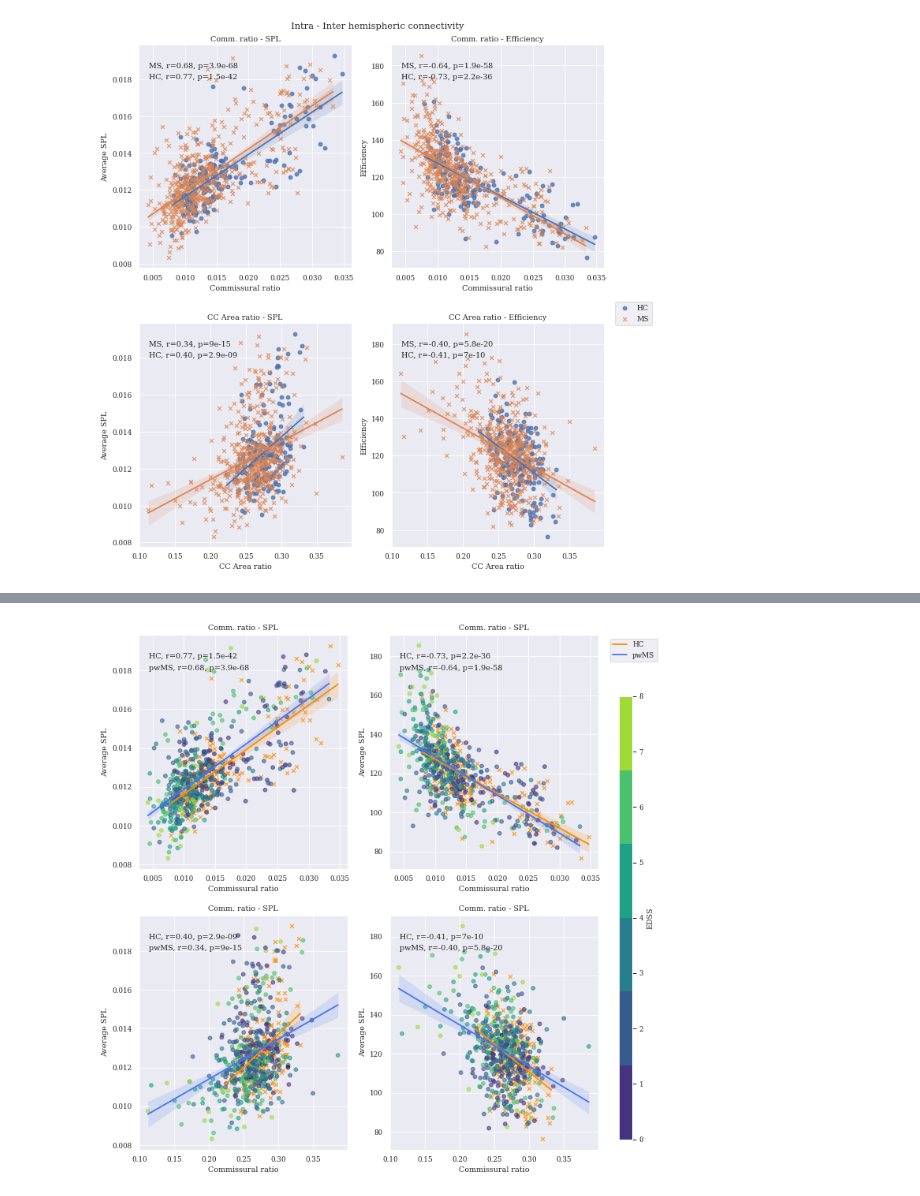
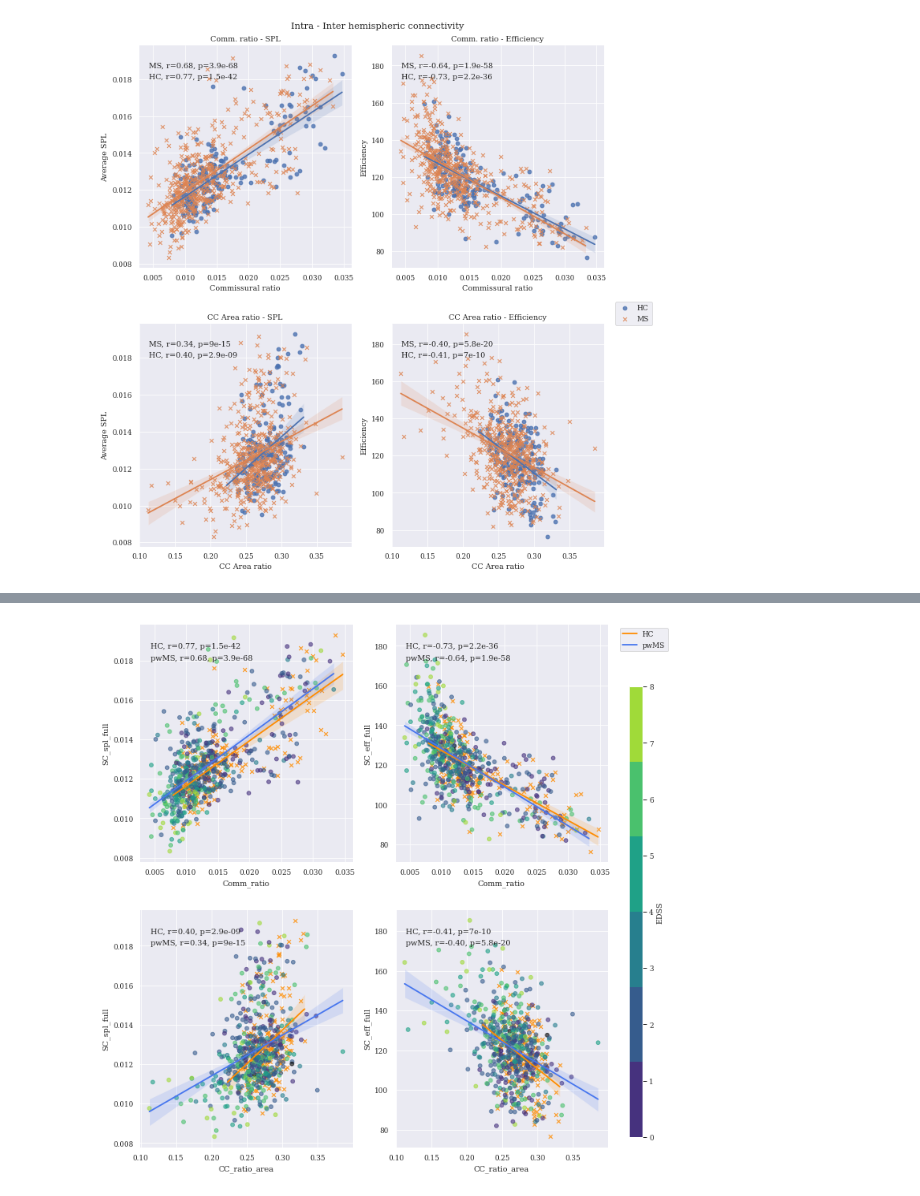
Before and after one commit to GerardMJuan/GraphNetworkMarkers, a Jupyter notebook: PAPER_FIGURES_TABLES/Fig1_intra_inter.ipynb, the cells around one changed output, grey strips where cells are left out. Drawn from its saved outputs; the diff is of its cells as text; code cells hidden in the pictures.

```diff
--- a/PAPER_FIGURES_TABLES/Fig1_intra_inter.ipynb
+++ b/PAPER_FIGURES_TABLES/Fig1_intra_inter.ipynb
@@ -214,7 +233,10 @@ y1 = "Comm_ratio"
 y2 = "CC_ratio_area"
 
 z1 = "Comm_ratio"
-z2 = "Full_CC"
+
+df_merged["Full_CC_ICV"] = df_merged["Full_CC"] / df_merged["BrainSegVol"]
+
+z2 = "Full_CC_ICV"
 
 sns.regplot(x=x1, y=x2, data=df_merged, marker='o', ax=axes[0])
 annotate_axis(x1, x2, df_merged, axes[0], "Interhemispheric values", 0)
@@ -265,44 +291,51 @@ def create_subplot(x, y, ax, df, title, xlabel, ylabel, legend=True):
     annotate_axis(x, y, df_merged_pwms, ax, "pwMS", 1)
 
     # Title and axis
-    ax.set_title("Comm. ratio - SPL")
-    ax.set_xlabel("Commissural ratio")
-    ax.set_ylabel("Average SPL")
+    # ax.set_title("Comm. ratio - SPL")
+    #ax.set_xlabel("Commissural ratio")
+    #ax.set_ylabel("Average SPL")
     if legend: ax.legend(labels=['HC', 'pwMS'], bbox_to_anchor=(1.04, 1), loc="upper left")
+
+x1 = "Comm_ratio"
+x2 = "CC_ratio_area"
+
+y1 = "SC_spl_full"
+y2 = "SC_eff_full"
+
 
 ## Second version
 # Don't use lmplot, its shite
 # use subplot, and for each axis plot the things separately
 sns.set(style='darkgrid', context='paper', palette='turbo', font="serif")
 f, axes = plt.subplots(2, 2, figsize=(12,12), constrained_layout=True)
 axes = axes.ravel()
 
 ## Comm ratio - Average SPL
 create_subplot(x1, y1, axes[0], df_merged, "Comm. ratio - SPL", "Commissural ratio", "Average SPL", False)
 
 ## Comm ratio - Efficiency
 create_subplot(x1, y2, axes[1], df_merged, "Comm. ratio - Efficiency", "Commissural ratio", "Efficiency")
 
 ## Comm ratio - Average SPL
 create_subplot(x2, y1, axes[2], df_merged, "CC Area ratio - SPL", "CC Area ratio", "Average SPL", False)
 
 ## Comm ratio - Efficiency
 create_subplot(x2, y2, axes[3], df_merged, "CC Area ratio - Efficiency", "CC Area ratio", "Efficiency", False)
 
 ## LEGENDS
 # Need to one one for colors and one for markers
 # the one for colors needs to be a colorbar
 f.subplots_adjust(right=0.8)
 cbar_ax = f.add_axes([0.83, 0.14, 0.02, 0.65])
 
 # and the other one just a classic legend
 import matplotlib as mpl
 plt.colorbar(mpl.cm.ScalarMappable(norm=mpl.colors.Normalize(vmin=df_merged.EDSS.min(), vmax=df_merged.EDSS.max()), cmap=cmap),
              cax=cbar_ax, orientation='vertical', label='EDSS')
 
 plt.savefig("/home/extop/GERARD/PAPERS/PAPER_COBRA/FIGURES/Figure_Intraiter.pdf", dpi=300)
 # %% [output]
-[figure, old version]
+[figure, new version]
 # %%
 variable_to_plot = "Comm_ratio"
 cc = "SC_spl_full"
```
Also changed, not shown: parts of 5 cells of this notebook.
